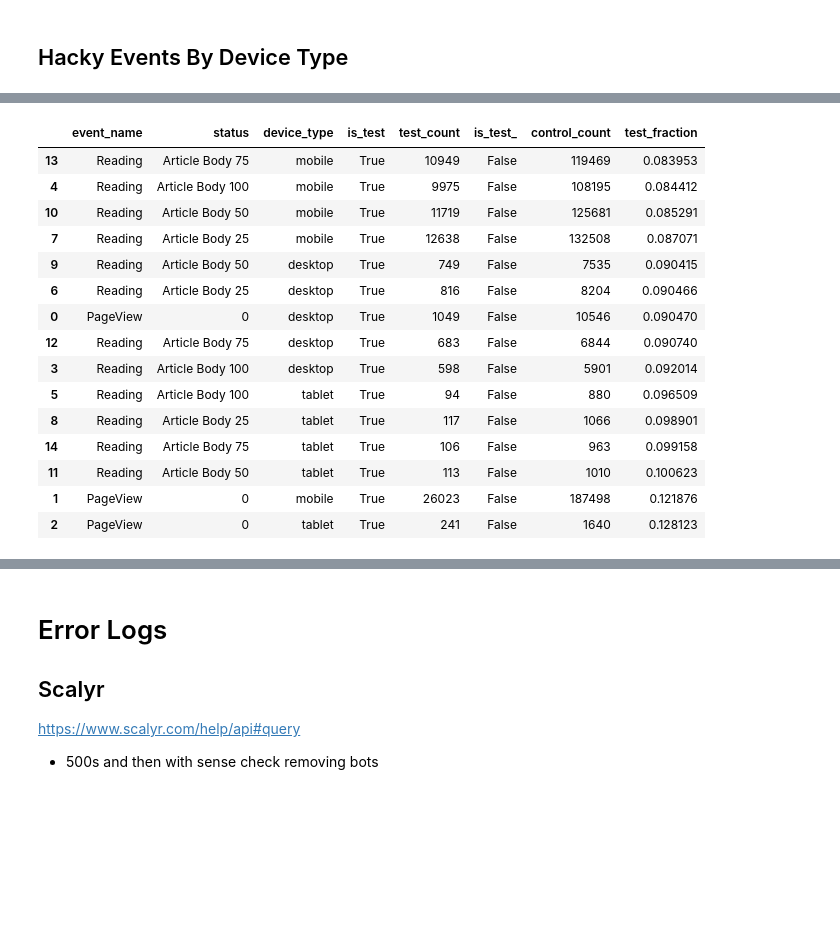
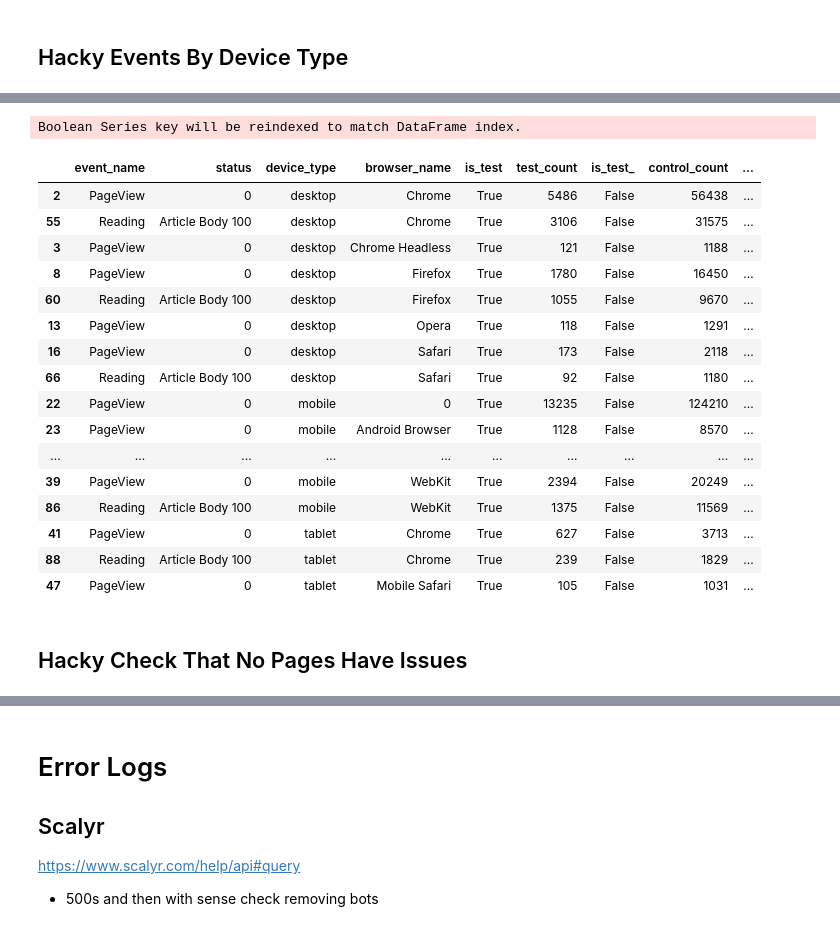
Before and after one commit to moneysmartco/blog-jupyter-notebooks, a Jupyter notebook: first_experiments.ipynb, the cells around one changed output, grey strips where cells are left out. Saved outputs shown, nothing was run; the diff lists cells and outputs as text; code cells hidden in the pictures; blank space fills up the shorter version.

```diff
--- a/first_experiments.ipynb
+++ b/first_experiments.ipynb
@@ -82,7 +86,7 @@ athena = boto3.client('athena')
 # Settings
 # %%
 #--- Analysis Settings --
-num_days_to_analyse = 8
+num_days_to_analyse = 4
 analysis_end_time = datetime.fromordinal(date.today().toordinal()) # start of today as we only get yesterday's data.
 analysis_start_time = analysis_end_time - timedelta(days=num_days_to_analyse)
 country_code_to_analyse = "ID"
@@ -93,11 +97,13 @@ event_log_s3_path = "s3://ms-data-pipeline-production/ms-data-stream-production-
 event_log_s3_bucket = event_log_s3_path.split("s3://")[1].split("/")[0]
 event_log_s3_prefix = event_log_s3_path.split("/")[-1]
 athena_bucket_path = "s3://aws-athena-query-results-358002497134-ap-southeast-1/"
-athena_database = "ms_data_processed_production"
+#athena_database = "ms_data_processed_production"
+athena_database = "ms_data_lake_production"
+athena_raw_events_table = "ms_data_stream_production_processed"
+#athena_raw_events_table = "ms_data_stream_production_processed_cd5f4696237059a21d780afa83822e6b"
 athena_year_partition = "partition_0" #2019
 athena_month_partition = "partition_1" #02
-athena_day_partition = "partition_2" #02
-athena_raw_events_table = "ms_data_stream_production_processed"
+athena_day_partition = "partition_2" #0
 athena_easy_events_table =  "id_ab_test"
 aws_region_name = "ap-southeast-1"
 
@@ -279,2 +285,11 @@ Got 836324 events
 5 rows × 21 columns
+# %%
+#TODO: FIX PROPERLY
+
+# hacky fix for canonical not being right in original query (and if doing this way, there's probably a quicker option)
+for i in range(len(events)):
+    #print(events.at[i,'canonical_url'])
+    events.at[i,'canonical_url'] = events.at[i,'canonical_url'].replace("https://www3", "https://www")
+    # print(events.at[i,'canonical_url'])
+    #if i>100: break
 # %%
@@ -857,9 +603,10 @@ events[events.event_name=="PageView"].head()
         , context.operating_system.version as operating_system_version
         , context.user_agent as user_agent"""
 
-# cols_to_group_by = ["event_name", "status",  "device_type", "browser_name", "browser_version"]
-cols_to_group_by = ["event_name", "status",  "device_type", "browser_name", "user_agent"]
-cols_to_group_by  = ["event_name", "status",  "device_type", ]
+#cols_to_group_by = ["event_name", "status",  "device_type", "browser_name", "browser_version"]
+cols_to_group_by = ["event_name", "status",  "device_type", "browser_name"]
+# cols_to_group_by = ["event_name", "status",  "device_type", "browser_name", "user_agent"]
+#cols_to_group_by  = ["event_name", "status",  "device_type", ]
 # combined_raw_df  = events.groupby(cols_to_group_by+["is_test",]).size()
 
 combined_raw_df = pd.DataFrame({"count":events.fillna(0).groupby(cols_to_group_by+["is_test",]).size()}).reset_index()  #fillna(-1) is to stop it removing Nulls
@@ -914,27 +662,34 @@ combined_df = test_df.join(control_df, rsuffix="_").reset_index()
 # %%
 combined_df["test_fraction"] = combined_df.apply (lambda row: row.test_count/(row.control_count + row.test_count), axis=1)
 # %%
-# combined_df[combined_df['control_count']>1000][combined_df['browser_name']=="Facebook"].sort_values(["browser_name", "browser_version", "status"]).to_csv("results.csv")
+#combined_df[combined_df['control_count']>1000][combined_df['browser_name']=="Facebook"].sort_values(["browser_name", "browser_version", "status"]) #.to_csv("results.csv")
+combined_df[combined_df['control_count']>1000][(combined_df['event_name']=="PageView")  | (combined_df['status']=="Article Body 100")].sort_values(["device_type","browser_name","status"]) #.to_csv("results.csv")
 # "test_fraction",
 
-# combined_df[combined_df['control_count']>100].sort_values(["user_agent", "event_name","status"])
+# df = combined_df[combined_df['control_count']>100].sort_values(["user_agent", "event_name","status"])
+# df.to_csv("test_fraction_by_user_agent.csv")
 
+# combined_df[combined_df['control_count']>1000].sort_values(["browser_name", "browser_version", "status"]) #.to_csv("results.csv")
 
-combined_df[combined_df['control_count']>100][combined_df['test_count']>50].sort_values(["test_fraction"])
+#combined_df[combined_df['control_count']>100][combined_df['test_count']>50].sort_values(["test_fraction"])
 # %% [output]
+Boolean Series key will be reindexed to match DataFrame index.
-|  | event_name | status | device_type | is_test | test_count | is_test_ | control_count | test_fraction |
-| 13 | Reading | Article Body 75 | mobile | True | 10949 | False | 119469 | 0.083953 |
-| 4 | Reading | Article Body 100 | mobile | True | 9975 | False | 108195 | 0.084412 |
-| 10 | Reading | Article Body 50 | mobile | True | 11719 | False | 125681 | 0.085291 |
-| 7 | Reading | Article Body 25 | mobile | True | 12638 | False | 132508 | 0.087071 |
-| 9 | Reading | Article Body 50 | desktop | True | 749 | False | 7535 | 0.090415 |
-| 6 | Reading | Article Body 25 | desktop | True | 816 | False | 8204 | 0.090466 |
-| 0 | PageView | 0 | desktop | True | 1049 | False | 10546 | 0.090470 |
-| 12 | Reading | Article Body 75 | desktop | True | 683 | False | 6844 | 0.090740 |
-| 3 | Reading | Article Body 100 | desktop | True | 598 | False | 5901 | 0.092014 |
-| 5 | Reading | Article Body 100 | tablet | True | 94 | False | 880 | 0.096509 |
-| 8 | Reading | Article Body 25 | tablet | True | 117 | False | 1066 | 0.098901 |
-| 14 | Reading | Article Body 75 | tablet | True | 106 | False | 963 | 0.099158 |
-| 11 | Reading | Article Body 50 | tablet | True | 113 | False | 1010 | 0.100623 |
-| 1 | PageView | 0 | mobile | True | 26023 | False | 187498 | 0.121876 |
-| 2 | PageView | 0 | tablet | True | 241 | False | 1640 | 0.128123 |
+|  | event_name | status | device_type | browser_name | is_test | test_count | is_test_ | control_count | ... |
+| 2 | PageView | 0 | desktop | Chrome | True | 5486 | False | 56438 | ... |
+| 55 | Reading | Article Body 100 | desktop | Chrome | True | 3106 | False | 31575 | ... |
+| 3 | PageView | 0 | desktop | Chrome Headless | True | 121 | False | 1188 | ... |
+| 8 | PageView | 0 | desktop | Firefox | True | 1780 | False | 16450 | ... |
+| 60 | Reading | Article Body 100 | desktop | Firefox | True | 1055 | False | 9670 | ... |
+| 13 | PageView | 0 | desktop | Opera | True | 118 | False | 1291 | ... |
+| 16 | PageView | 0 | desktop | Safari | True | 173 | False | 2118 | ... |
+| 66 | Reading | Article Body 100 | desktop | Safari | True | 92 | False | 1180 | ... |
+| 22 | PageView | 0 | mobile | 0 | True | 13235 | False | 124210 | ... |
+| 23 | PageView | 0 | mobile | Android Browser | True | 1128 | False | 8570 | ... |
+| ... | ... | ... | ... | ... | ... | ... | ... | ... | ... |
+| 39 | PageView | 0 | mobile | WebKit | True | 2394 | False | 20249 | ... |
+| 86 | Reading | Article Body 100 | mobile | WebKit | True | 1375 | False | 11569 | ... |
+| 41 | PageView | 0 | tablet | Chrome | True | 627 | False | 3713 | ... |
+| 88 | Reading | Article Body 100 | tablet | Chrome | True | 239 | False | 1829 | ... |
+| 47 | PageView | 0 | tablet | Mobile Safari | True | 105 | False | 1031 | ... |
+# %% [markdown]
+## Hacky Check That No Pages Have Issues
```
Also changed, not shown: parts of 32 cells of this notebook, 3 other files.
